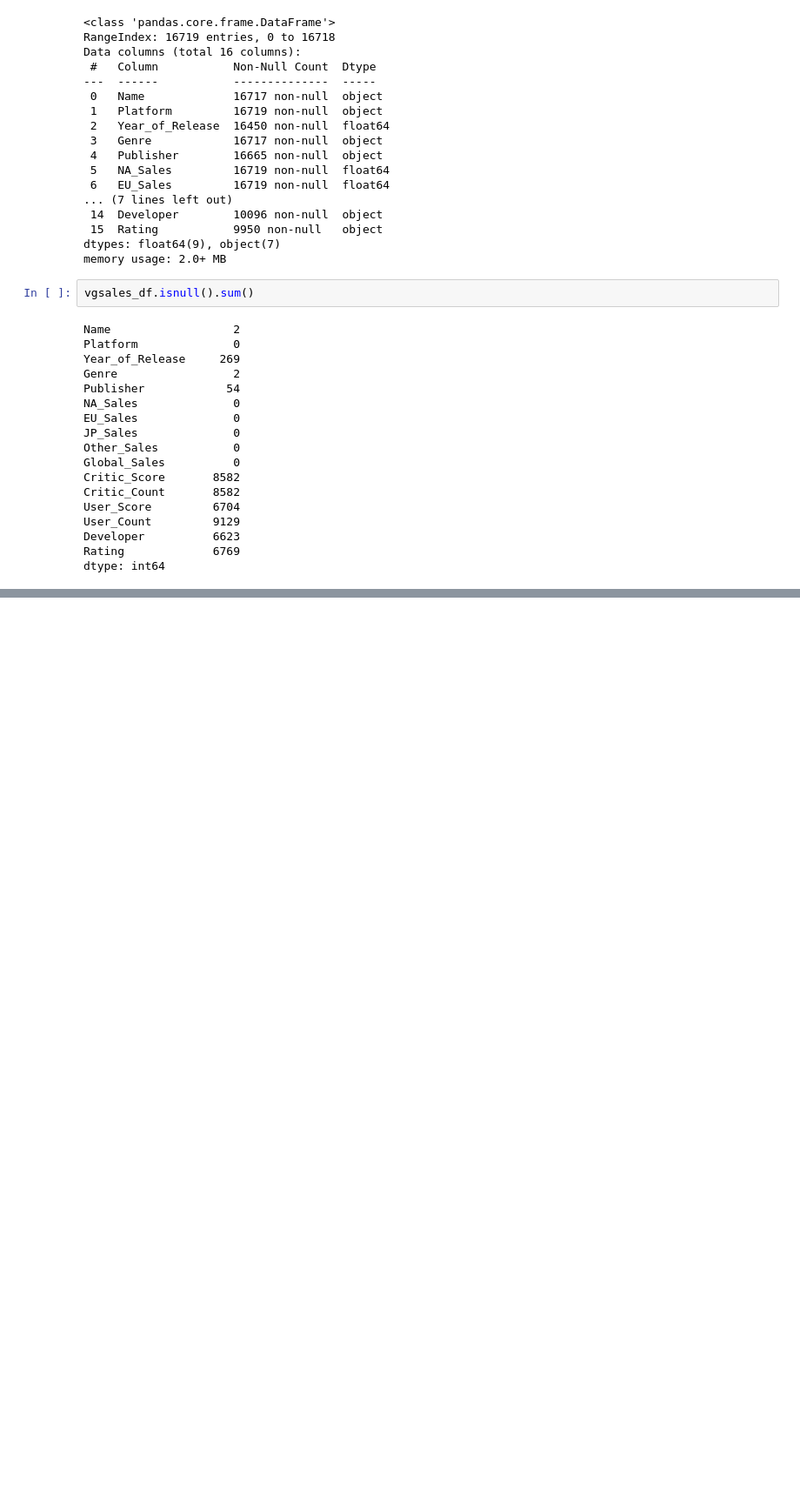
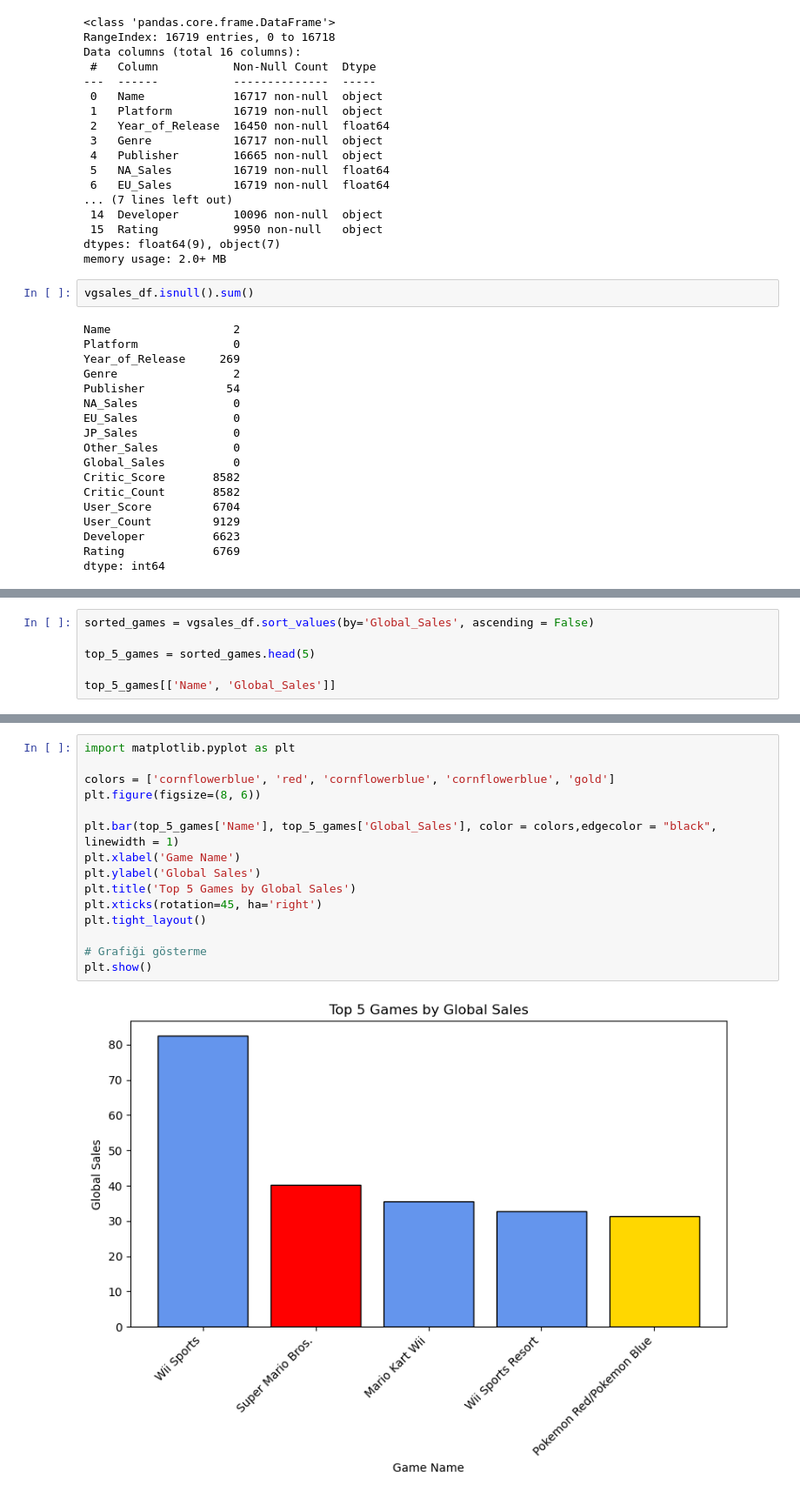
Before and after one commit to SertacBattal/HDIP_DDViz_CA1, a Jupyter notebook: SertacBattal_DVizHDip_CA1.ipynb, the cells around one changed output, grey strips where cells are left out. Shown at 87% size. Cells and saved outputs as stored; diff of their text form; blank space fills up the shorter version.

Commit message:
Solution about part 1's first 2 questions
Answered this 2 questions:
What are the top 5 games by global sales?

Is there a correlation between the “na_sales” and “jp_sales” for the years 2010-2014?

```diff
--- a/SertacBattal_DVizHDip_CA1.ipynb
+++ b/SertacBattal_DVizHDip_CA1.ipynb
@@ -58,0 +63,6 @@ dtype: int64
+# %%
+sorted_games = vgsales_df.sort_values(by='Global_Sales', ascending = False)
+
+top_5_games = sorted_games.head(5)
+
+top_5_games[['Name', 'Global_Sales']]
@@ -58,0 +85,17 @@ dtype: int64
+# %%
+import matplotlib.pyplot as plt
+
+colors = ['cornflowerblue', 'red', 'cornflowerblue', 'cornflowerblue', 'gold']
+plt.figure(figsize=(8, 6))
+
+plt.bar(top_5_games['Name'], top_5_games['Global_Sales'], color = colors,edgecolor = "black", linewidth = 1)
+plt.xlabel('Game Name')
+plt.ylabel('Global Sales')
+plt.title('Top 5 Games by Global Sales')
+plt.xticks(rotation=45, ha='right')
+plt.tight_layout()
+
+# Grafiği gösterme
+plt.show()
+# %% [output]
+[figure, added]
```
Also changed, not shown: parts of 10 cells of this notebook.
